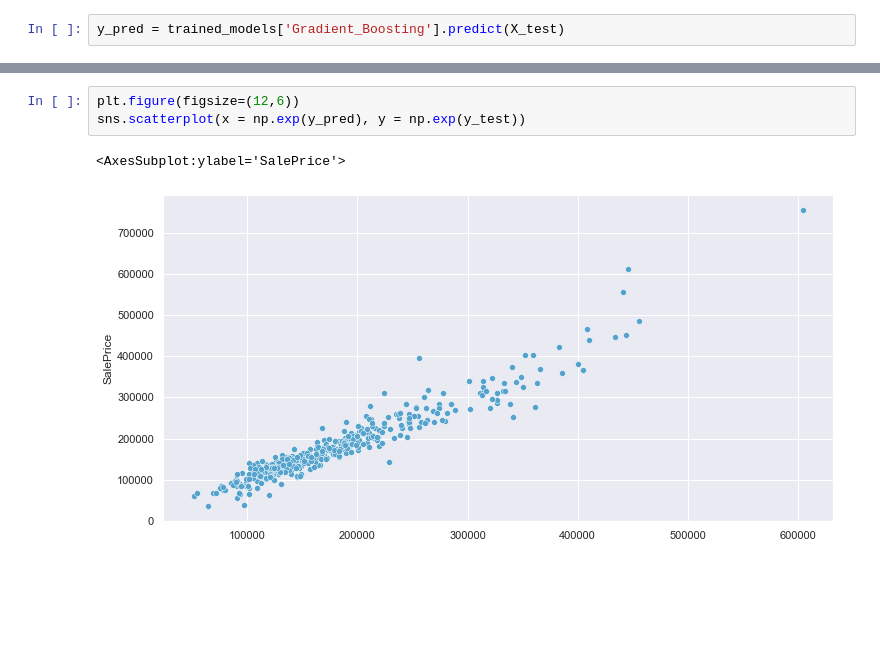
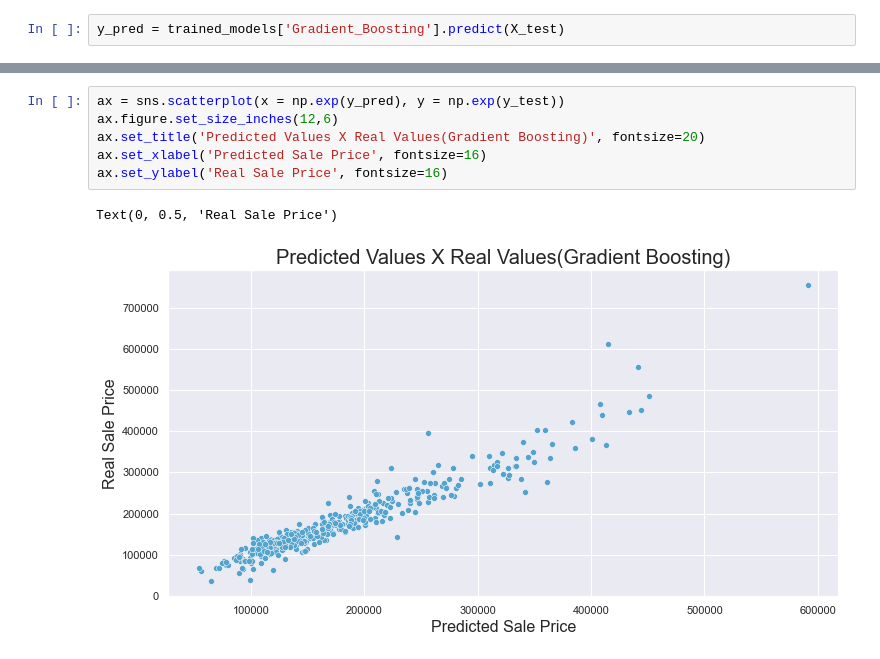
Before and after one commit to Guilhermedbs/House-Prices, a Jupyter notebook: House prices.ipynb, the cells around one changed output, grey strips where cells are left out. Drawn from its saved outputs; the diff is of its cells as text; blank space fills up the shorter version.

```diff
--- a/House prices.ipynb
+++ b/House prices.ipynb
@@ -695,6 +726,9 @@ y_pred = trained_models['Gradient_Boosting'].predict(X_test)
 # %%
-plt.figure(figsize=(12,6))
-sns.scatterplot(x = np.exp(y_pred), y = np.exp(y_test))
+ax = sns.scatterplot(x = np.exp(y_pred), y = np.exp(y_test))
+ax.figure.set_size_inches(12,6)
+ax.set_title('Predicted Values X Real Values(Gradient Boosting)', fontsize=20)
+ax.set_xlabel('Predicted Sale Price', fontsize=16)
+ax.set_ylabel('Real Sale Price', fontsize=16)
 # %% [output]
-<AxesSubplot:ylabel='SalePrice'>
+Text(0, 0.5, 'Real Sale Price')
-[figure, old version]
+[figure, new version]
```
Also changed, not shown: parts of 30 cells of this notebook.
